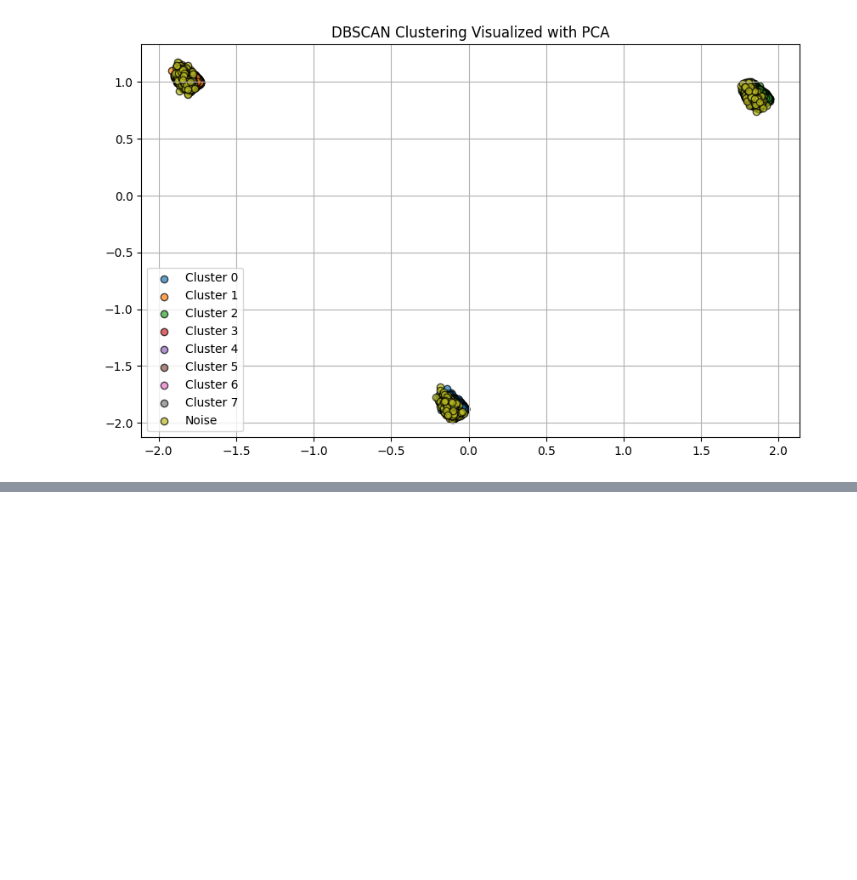
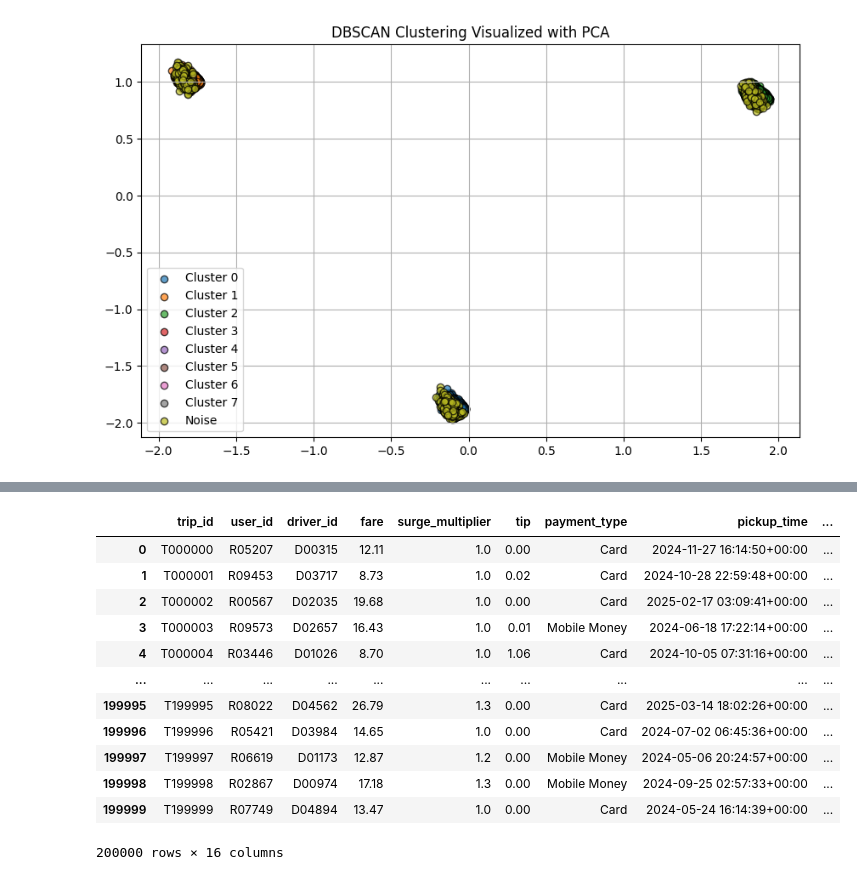
Before and after one commit to OluomaOji/Ridewise_Mlops_KubeFlow, a Jupyter notebook: src/clustering/trails.ipynb, the cells around one changed output, grey strips where cells are left out. Cells and saved outputs as stored; diff of their text form; code cells hidden in the pictures; blank space fills up the shorter version.

```diff
--- a/src/clustering/trails.ipynb
+++ b/src/clustering/trails.ipynb
@@ -507,0 +644,16 @@ plt.show()
+# %%
+df
+# %% [output]
+|  | trip_id | user_id | driver_id | fare | surge_multiplier | tip | payment_type | pickup_time | ... |
+| 0 | T000000 | R05207 | D00315 | 12.11 | 1.0 | 0.00 | Card | 2024-11-27 16:14:50+00:00 | ... |
+| 1 | T000001 | R09453 | D03717 | 8.73 | 1.0 | 0.02 | Card | 2024-10-28 22:59:48+00:00 | ... |
+| 2 | T000002 | R00567 | D02035 | 19.68 | 1.0 | 0.00 | Card | 2025-02-17 03:09:41+00:00 | ... |
+| 3 | T000003 | R09573 | D02657 | 16.43 | 1.0 | 0.01 | Mobile Money | 2024-06-18 17:22:14+00:00 | ... |
+| 4 | T000004 | R03446 | D01026 | 8.70 | 1.0 | 1.06 | Card | 2024-10-05 07:31:16+00:00 | ... |
+| ... | ... | ... | ... | ... | ... | ... | ... | ... | ... |
+| 199995 | T199995 | R08022 | D04562 | 26.79 | 1.3 | 0.00 | Card | 2025-03-14 18:02:26+00:00 | ... |
+| 199996 | T199996 | R05421 | D03984 | 14.65 | 1.0 | 0.00 | Card | 2024-07-02 06:45:36+00:00 | ... |
+| 199997 | T199997 | R06619 | D01173 | 12.87 | 1.2 | 0.00 | Mobile Money | 2024-05-06 20:24:57+00:00 | ... |
+| 199998 | T199998 | R02867 | D00974 | 17.18 | 1.3 | 0.00 | Mobile Money | 2024-09-25 02:57:33+00:00 | ... |
+| 199999 | T199999 | R07749 | D04894 | 13.47 | 1.0 | 0.00 | Card | 2024-05-24 16:14:39+00:00 | ... |
+200000 rows × 16 columns
```
Also changed, not shown: parts of 27 cells of this notebook, 8 other files.
